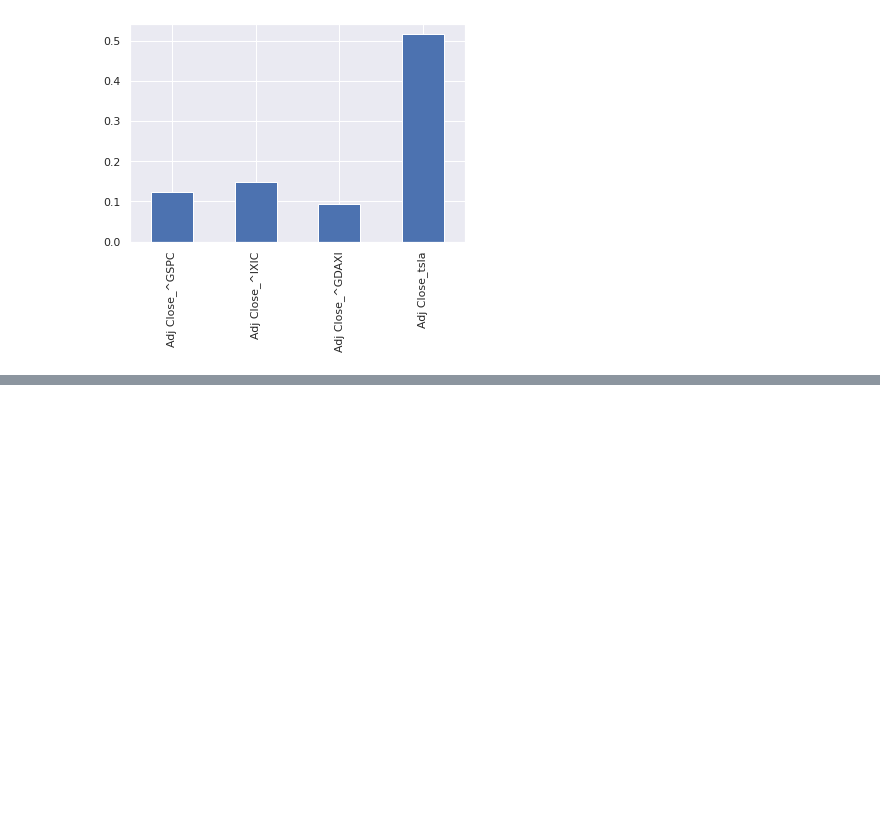
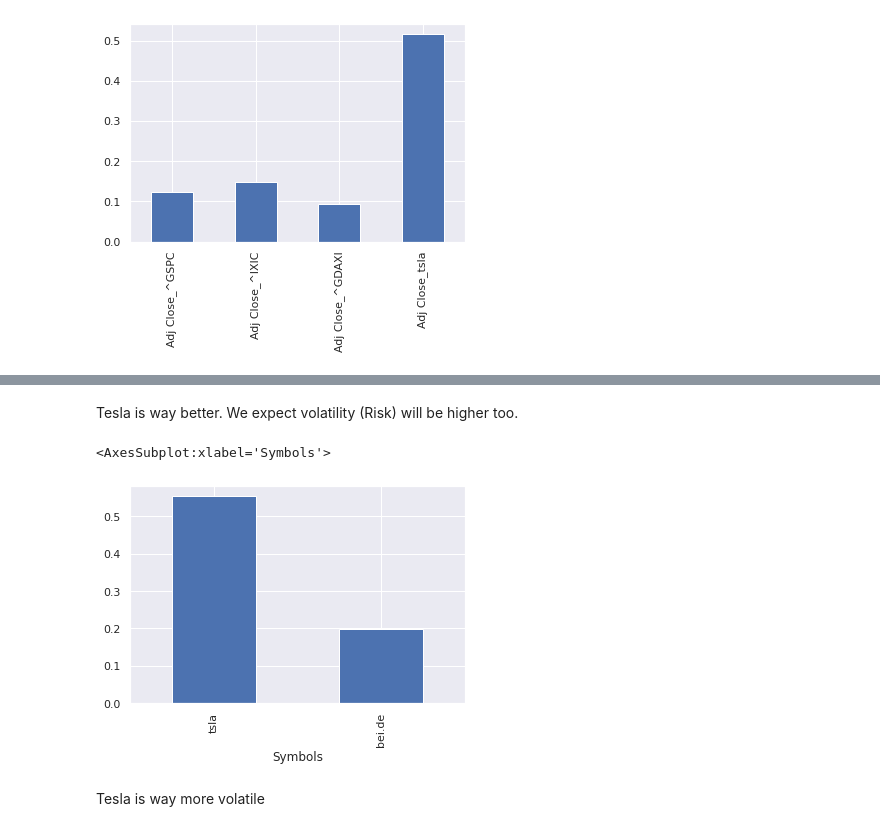
Before and after one commit to bhavinmoriya/Python-for-Financial-Analysis-and-Algorithmic-Trading, a Jupyter notebook: stock-index-analysis.ipynb, the cells around one changed output, grey strips where cells are left out. Cells and saved outputs as stored; diff of their text form; code cells hidden in the pictures; blank space fills up the shorter version.

```diff
--- a/stock-index-analysis.ipynb
+++ b/stock-index-analysis.ipynb
@@ -111,0 +143,9 @@ annual_ret.plot.bar()
+# %% [markdown]
+Tesla is way better. We expect volatility (Risk) will be higher too.
+# %%
+(log_ret.std() * 250 ** .5).plot.bar()
+# %% [output]
+<AxesSubplot:xlabel='Symbols'>
+[figure, added]
+# %% [markdown]
+Tesla is way more volatile
```
Also changed, not shown: parts of 3 cells of this notebook.
